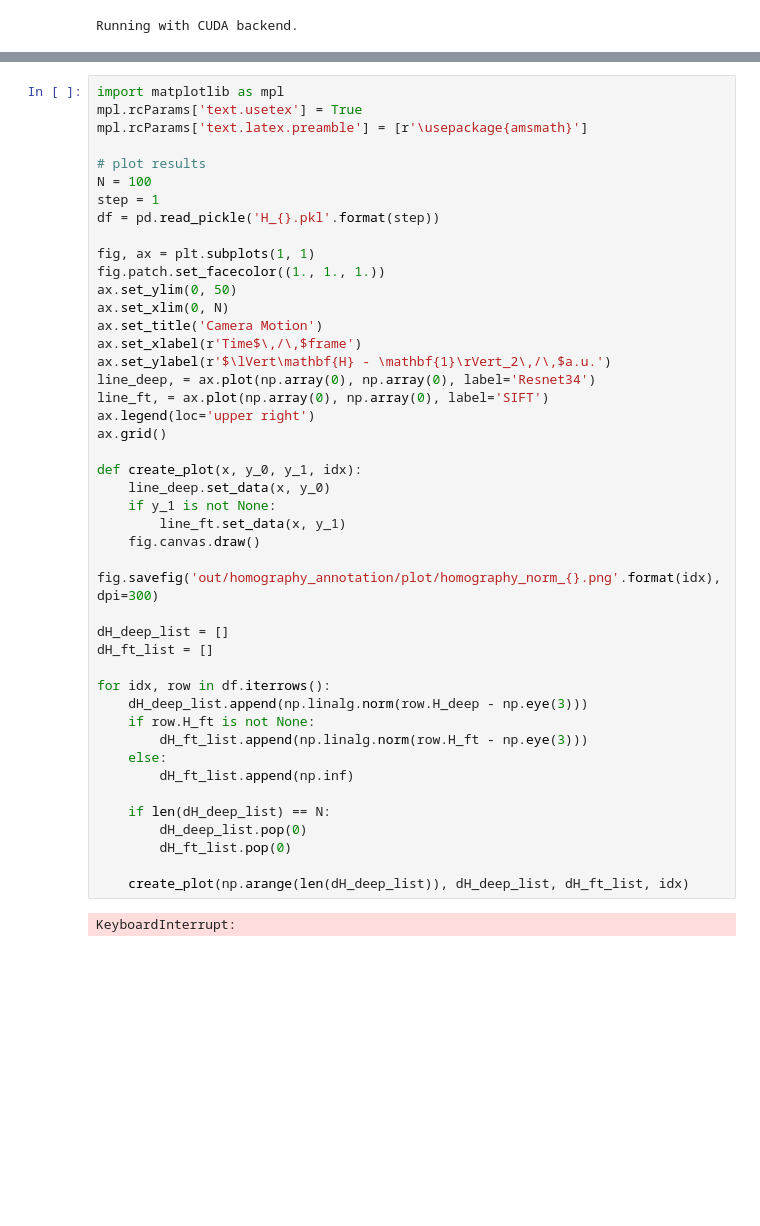
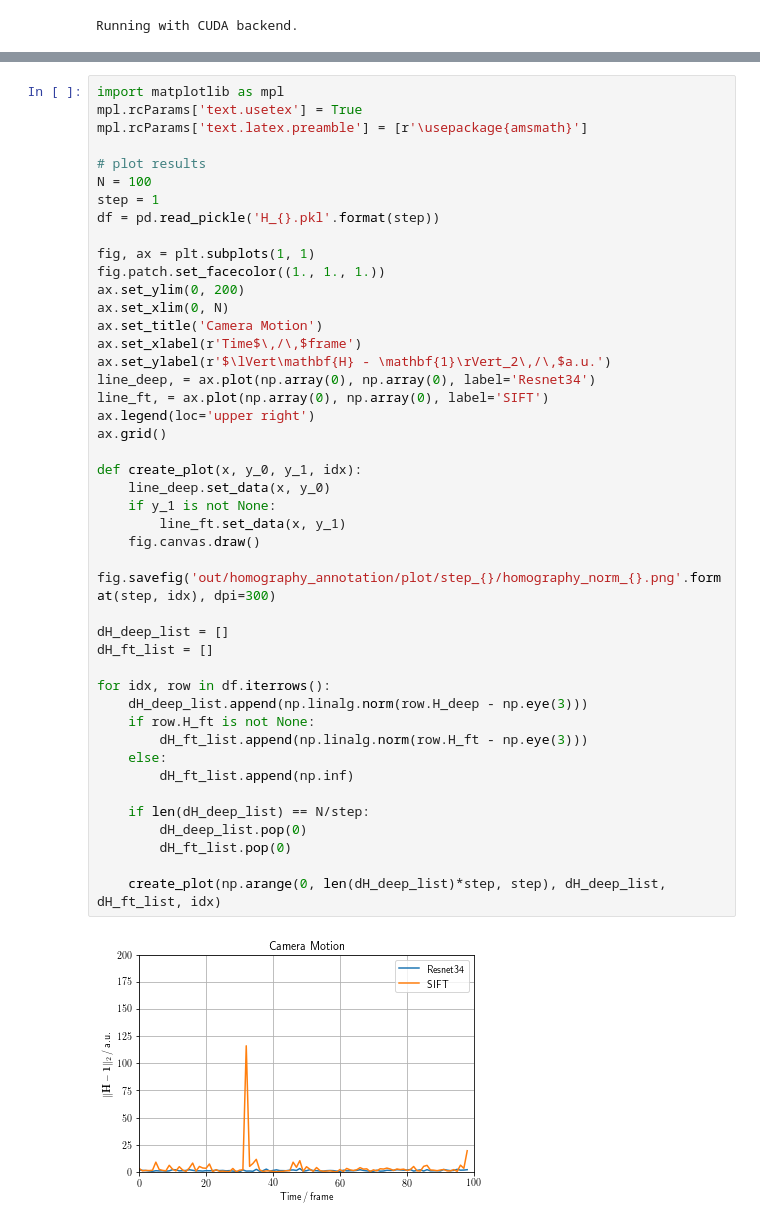
Before and after one commit to RViMLab/MICCAI2023-Camera-Motion-Prediction, a Jupyter notebook: notebooks/annotate_homographies.ipynb, the cells around one changed output, grey strips where cells are left out. Drawn from its saved outputs; the diff is of its cells as text; blank space fills up the shorter version.

```diff
--- a/notebooks/annotate_homographies.ipynb
+++ b/notebooks/annotate_homographies.ipynb
@@ -260,37 +264,37 @@ df = pd.read_pickle('H_{}.pkl'.format(step))
 
 fig, ax = plt.subplots(1, 1)
 fig.patch.set_facecolor((1., 1., 1.))
-ax.set_ylim(0, 50)
+ax.set_ylim(0, 200)
 ax.set_xlim(0, N)
 ax.set_title('Camera Motion')
 ax.set_xlabel(r'Time$\,/\,$frame')
 ax.set_ylabel(r'$\lVert\mathbf{H} - \mathbf{1}\rVert_2\,/\,$a.u.')
 line_deep, = ax.plot(np.array(0), np.array(0), label='Resnet34')
 line_ft, = ax.plot(np.array(0), np.array(0), label='SIFT')
 ax.legend(loc='upper right')
 ax.grid()
 
 def create_plot(x, y_0, y_1, idx):
     line_deep.set_data(x, y_0)
     if y_1 is not None:
         line_ft.set_data(x, y_1)
     fig.canvas.draw()
-    fig.savefig('out/homography_annotation/plot/homography_norm_{}.png'.format(idx), dpi=300)
+    fig.savefig('out/homography_annotation/plot/step_{}/homography_norm_{}.png'.format(step, idx), dpi=300)
 
 dH_deep_list = []
 dH_ft_list = []
 
 for idx, row in df.iterrows():
     dH_deep_list.append(np.linalg.norm(row.H_deep - np.eye(3)))
     if row.H_ft is not None:
         dH_ft_list.append(np.linalg.norm(row.H_ft - np.eye(3)))
     else:
         dH_ft_list.append(np.inf)
 
-    if len(dH_deep_list) == N:
+    if len(dH_deep_list) == N/step:
         dH_deep_list.pop(0)
         dH_ft_list.pop(0)
 
-    create_plot(np.arange(len(dH_deep_list)), dH_deep_list, dH_ft_list, idx)
+    create_plot(np.arange(0, len(dH_deep_list)*step, step), dH_deep_list, dH_ft_list, idx)
 # %% [output]
-KeyboardInterrupt:
+[figure, added]
```
Also changed, not shown: parts of 1 cell of this notebook, 1 other file.
